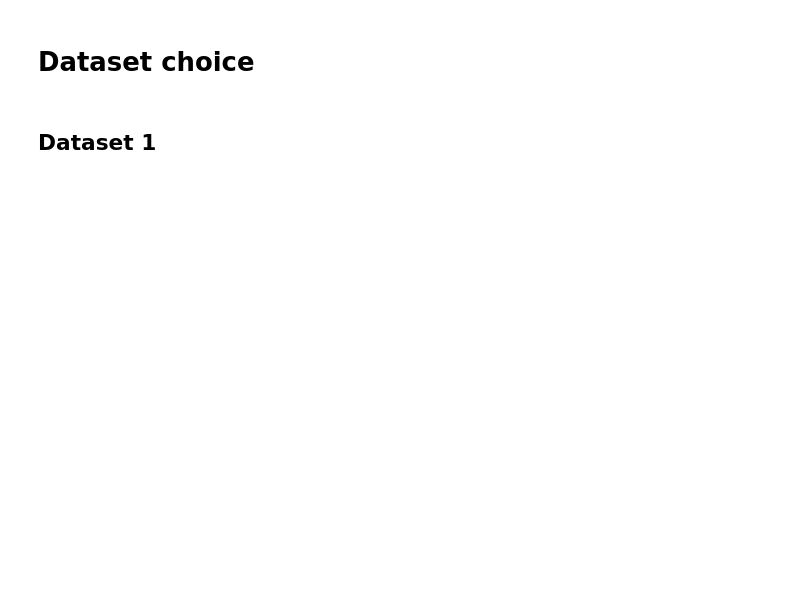
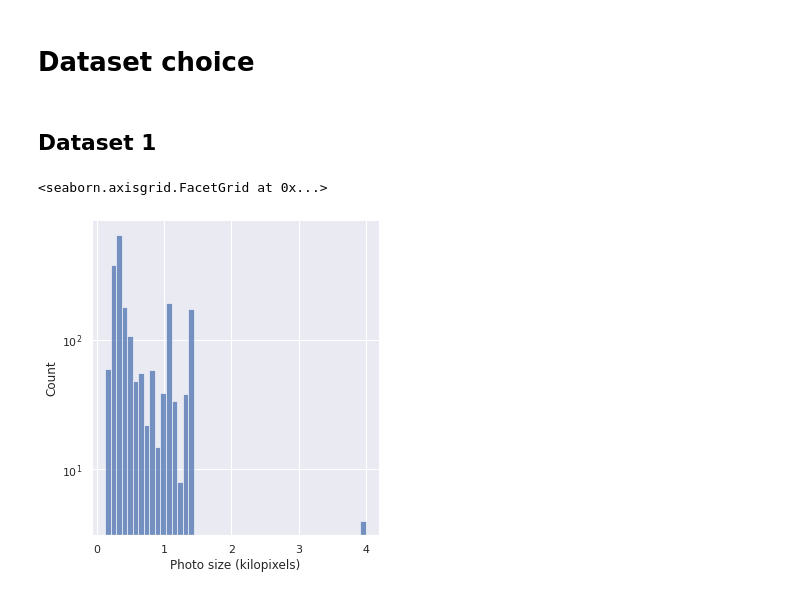
Before and after one commit to amrukwa/mask_detection, a Jupyter notebook: blog_version_pt.2.ipynb, the cells around one changed output. Drawn from its saved outputs; the diff is of its cells as text; code cells hidden in the pictures; blank space fills up the shorter version.

```diff
--- a/blog_version_pt.2.ipynb
+++ b/blog_version_pt.2.ipynb
@@ -46,3 +60,12 @@ sns.set(font_scale=1.0)
+# %%
+fig = sns.displot(photo_size)
+for ax in fig.axes.flat:
+    ax.set_yscale('log')
+    ax.set(xlabel='Photo size (kilopixels)')
+fig
+# %% [output]
+<seaborn.axisgrid.FacetGrid at 0x...>
+[figure, added]
 # %%
 fig = sns.displot(faces_count)
 for ax in fig.axes.flat:
```
Also changed, not shown: parts of 7 cells of this notebook.
